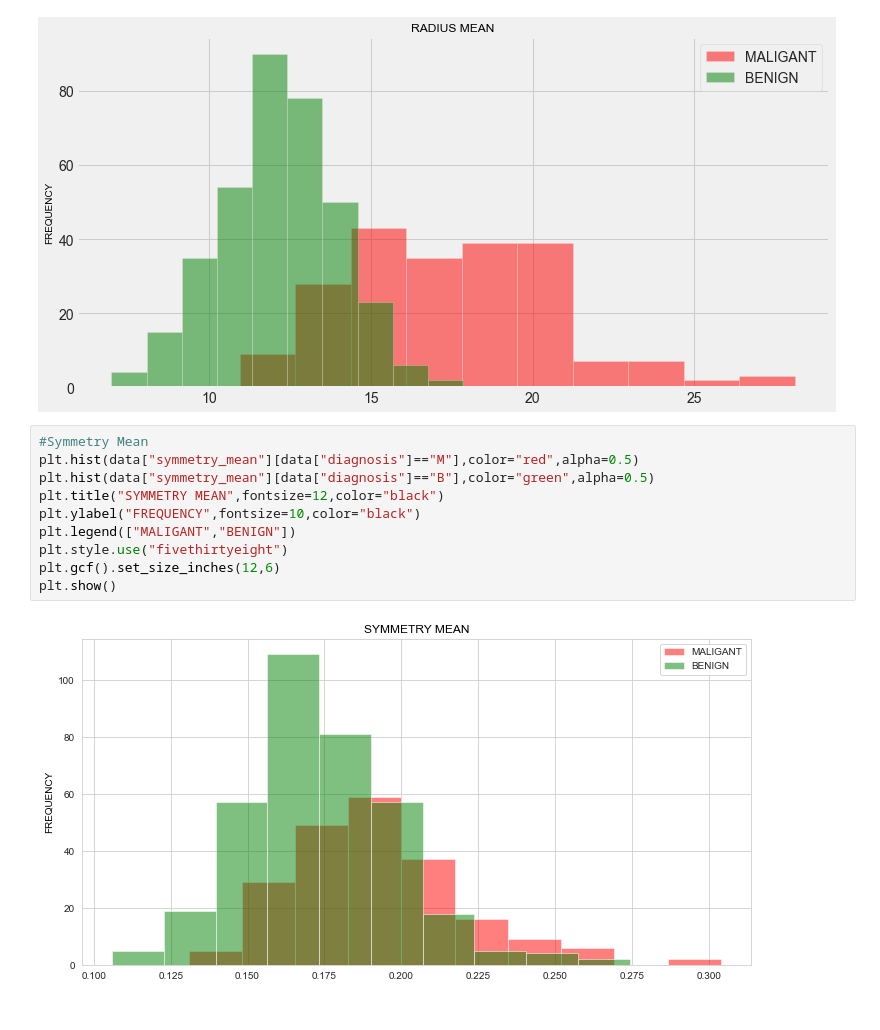
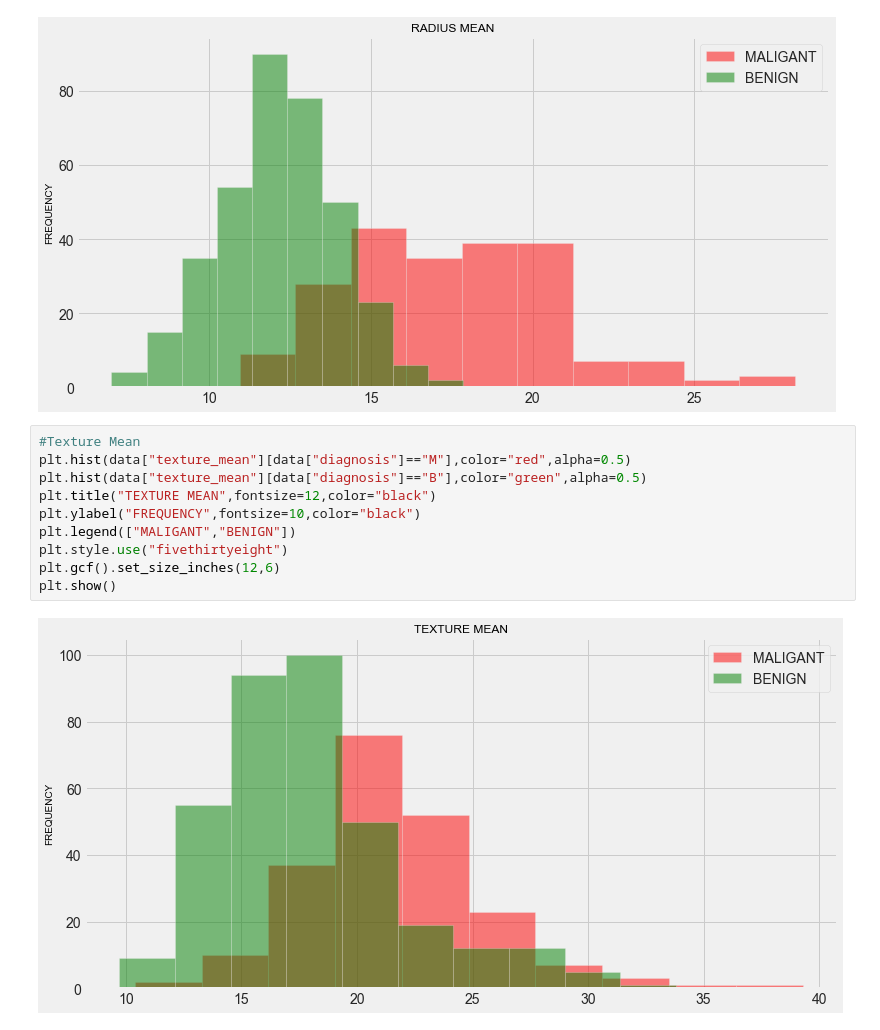
Before and after one commit to adbc602/IN3061_INM430_coursework_2021, a Jupyter notebook: Documents/coursework/Coursework.ipynb, the cells around one changed output. Drawn from its saved outputs; the diff is of its cells as text.

```diff
--- a/Documents/coursework/Coursework.ipynb
+++ b/Documents/coursework/Coursework.ipynb
@@ -117,14 +117,14 @@ plt.show()
 # %% [output]
 [figure]
 # %%
-#Symmetry Mean
-plt.hist(data["symmetry_mean"][data["diagnosis"]=="M"],color="red",alpha=0.5)
-plt.hist(data["symmetry_mean"][data["diagnosis"]=="B"],color="green",alpha=0.5)
-plt.title("SYMMETRY MEAN",fontsize=12,color="black")
+#Texture Mean
+plt.hist(data["texture_mean"][data["diagnosis"]=="M"],color="red",alpha=0.5)
+plt.hist(data["texture_mean"][data["diagnosis"]=="B"],color="green",alpha=0.5)
+plt.title("TEXTURE MEAN",fontsize=12,color="black")
 plt.ylabel("FREQUENCY",fontsize=10,color="black")
 plt.legend(["MALIGANT","BENIGN"])
 plt.style.use("fivethirtyeight")
 plt.gcf().set_size_inches(12,6)
 plt.show()
 # %% [output]
-[figure, old version]
+[figure, new version]
```
Also changed, not shown: parts of 2 cells of this notebook.
